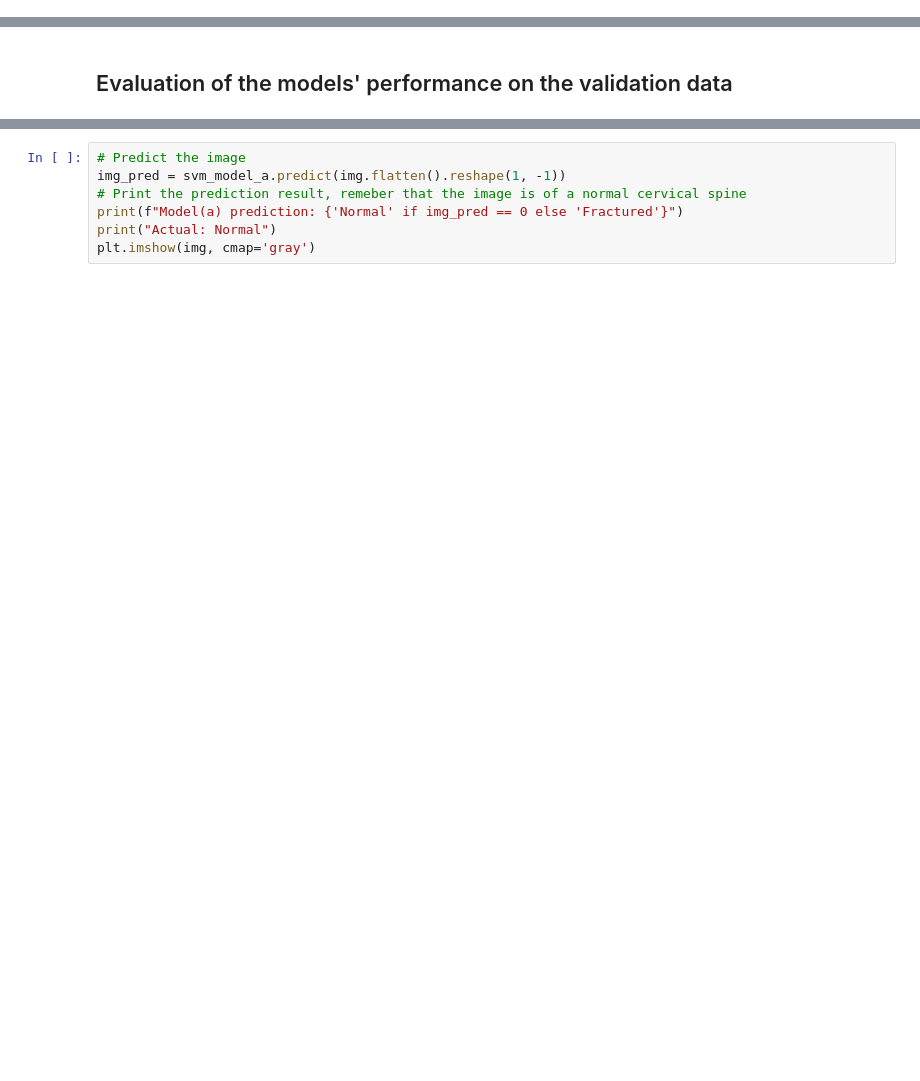
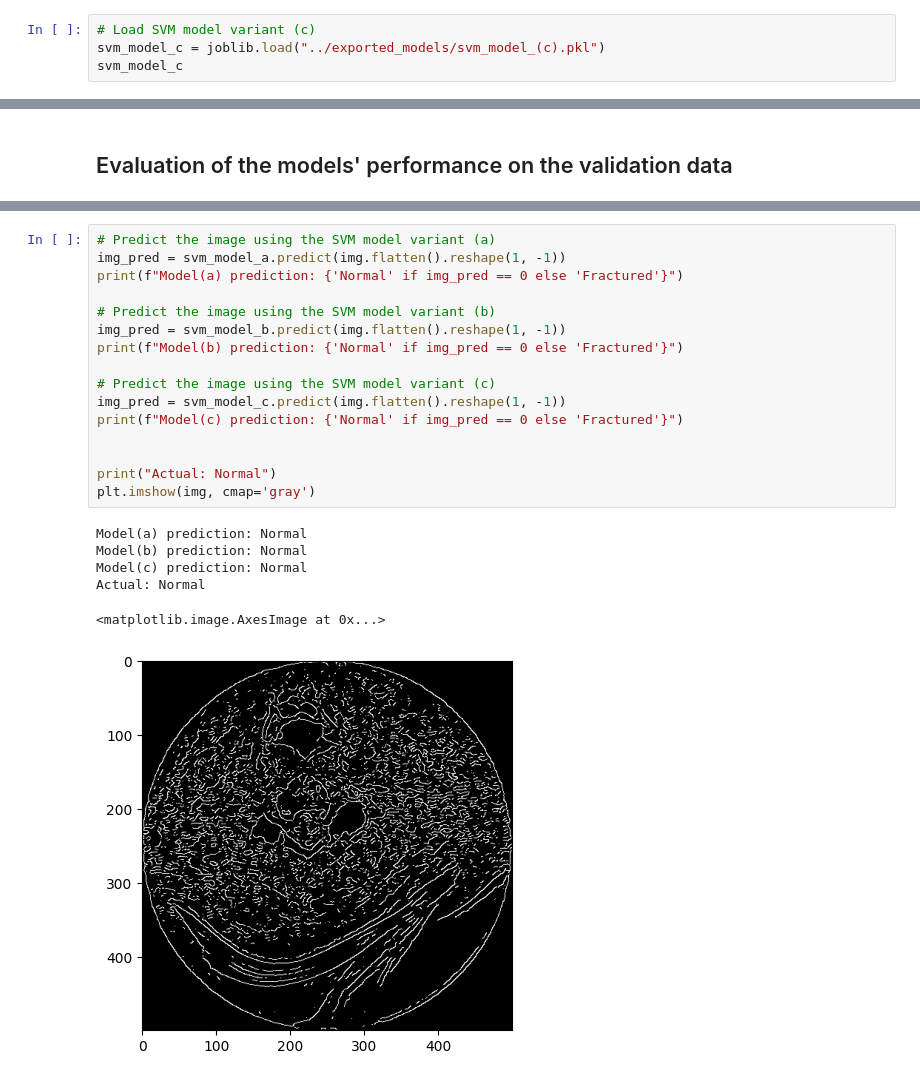
Before and after one commit to GravitonXD/Cervix-Spine-Fracture-Classifier, a Jupyter notebook: svm_eval_notebooks/CFSC_model_eval.ipynb, the cells around one changed output, grey strips where cells are left out. Saved outputs shown, nothing was run; the diff lists cells and outputs as text; blank space fills up the shorter version.

```diff
--- a/svm_eval_notebooks/CFSC_model_eval.ipynb
+++ b/svm_eval_notebooks/CFSC_model_eval.ipynb
@@ -27,0 +64,4 @@ svm_model_a
+# %%
+# Load SVM model variant (c)
+svm_model_c = joblib.load("../exported_models/svm_model_(c).pkl")
+svm_model_c
@@ -63,7 +266,23 @@ img
-# %%
-# Predict the image
-img_pred = svm_model_a.predict(img.flatten().reshape(1, -1))
-# Print the prediction result, remeber that the image is of a normal cervical spine
-print(f"Model(a) prediction: {'Normal' if img_pred == 0 else 'Fractured'}")
-print("Actual: Normal")
-plt.imshow(img, cmap='gray')
+# %%
+# Predict the image using the SVM model variant (a)
+img_pred = svm_model_a.predict(img.flatten().reshape(1, -1))
+print(f"Model(a) prediction: {'Normal' if img_pred == 0 else 'Fractured'}")
+
+# Predict the image using the SVM model variant (b)
+img_pred = svm_model_b.predict(img.flatten().reshape(1, -1))
+print(f"Model(b) prediction: {'Normal' if img_pred == 0 else 'Fractured'}")
+
+# Predict the image using the SVM model variant (c)
+img_pred = svm_model_c.predict(img.flatten().reshape(1, -1))
+print(f"Model(c) prediction: {'Normal' if img_pred == 0 else 'Fractured'}")
+
+
+print("Actual: Normal")
+plt.imshow(img, cmap='gray')
+# %% [output]
+Model(a) prediction: Normal
+Model(b) prediction: Normal
+Model(c) prediction: Normal
+Actual: Normal
+<matplotlib.image.AxesImage at 0x...>
+[figure, added]
```
Also changed, not shown: parts of 16 cells of this notebook, 3 other files.
